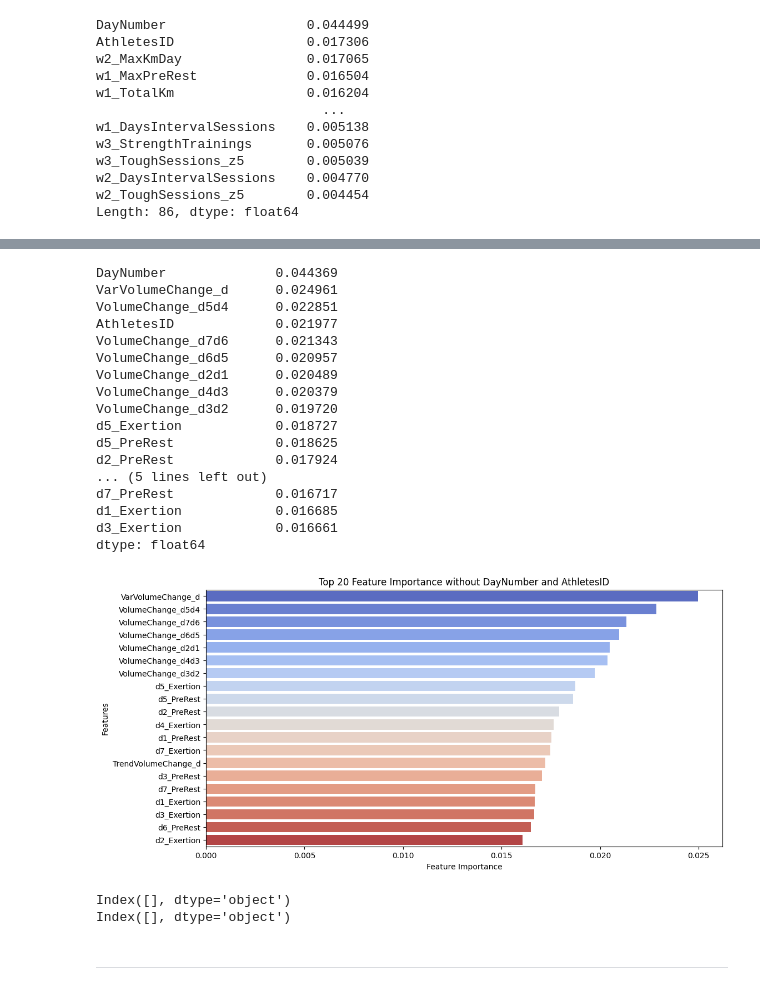
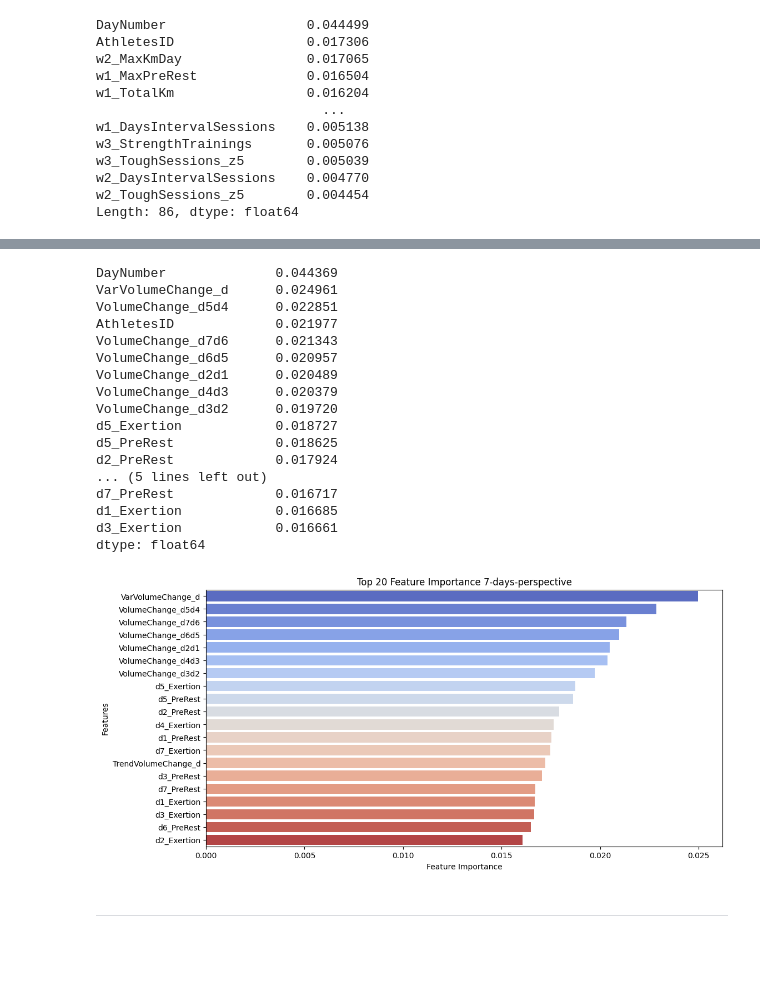
Before and after one commit to Sports-Data-Analytics-Team/Endurance-Sport-Performance_Capstone-Project_2025, a Jupyter notebook: 04_Injury/04_ML_&_Fallback_INJURY_dataset.ipynb, the cells around one changed output, grey strips where cells are left out. Saved outputs shown, nothing was run; the diff lists cells and outputs as text; code cells hidden in the pictures; blank space fills up the shorter version.

```diff
--- a/04_Injury/04_ML_&_Fallback_INJURY_dataset.ipynb
+++ b/04_Injury/04_ML_&_Fallback_INJURY_dataset.ipynb
@@ -966,5 +979,5 @@ Length: 86, dtype: float64
 # %%
-## viualise Feature Importance - day
+## visualise Feature Importance - day
 
 X = df_inj_days.drop(columns=["Injury"])
 y = df_inj_days["Injury"]
@@ -974,49 +987,38 @@ model.fit(X, y)
 
 feature_importance = pd.Series(model.feature_importances_, index=X.columns).sort_values(ascending=False)
 print(feature_importance.head(20))
-
-import matplotlib.pyplot as plt
 
 # Entferne DayNumber und AthletesID aus der Feature Importance Analyse
 filtered_importance = feature_importance.drop(['DayNumber', 'AthletesID'], errors='ignore')
 
 # Sortieren und visualisieren
 filtered_importance = filtered_importance.sort_values(ascending=False).head(20)
 
 plt.figure(figsize=(12, 6))
 sns.barplot(x=filtered_importance.values, y=filtered_importance.index, palette="coolwarm")
 plt.xlabel("Feature Importance")
 plt.ylabel("Features")
-plt.title("Top 20 Feature Importance without DayNumber and AthletesID")
+plt.title("Top 20 Feature Importance 7-days-perspective")
 plt.show()
 # %% [output]
 DayNumber              0.044369
 VarVolumeChange_d      0.024961
 VolumeChange_d5d4      0.022851
 AthletesID             0.021977
 VolumeChange_d7d6      0.021343
 VolumeChange_d6d5      0.020957
 VolumeChange_d2d1      0.020489
 VolumeChange_d4d3      0.020379
 VolumeChange_d3d2      0.019720
 d5_Exertion            0.018727
 d5_PreRest             0.018625
 d2_PreRest             0.017924
 ... (5 lines left out)
 d7_PreRest             0.016717
 d1_Exertion            0.016685
 d3_Exertion            0.016661
 dtype: float64
-[figure, old version]
+[figure, new version]
-# %%
-
-nan_cols = X.columns[X.isna().any()]
-print(nan_cols)
-inf_cols = X.columns[(X == np.inf).any() | (X == -np.inf).any()]
-print(inf_cols)
-# %% [output]
-Index([], dtype='object')
-Index([], dtype='object')
 # %% [markdown]
 ---
 # %% [markdown]
```
Also changed, not shown: parts of 33 cells of this notebook, 8 other files.
